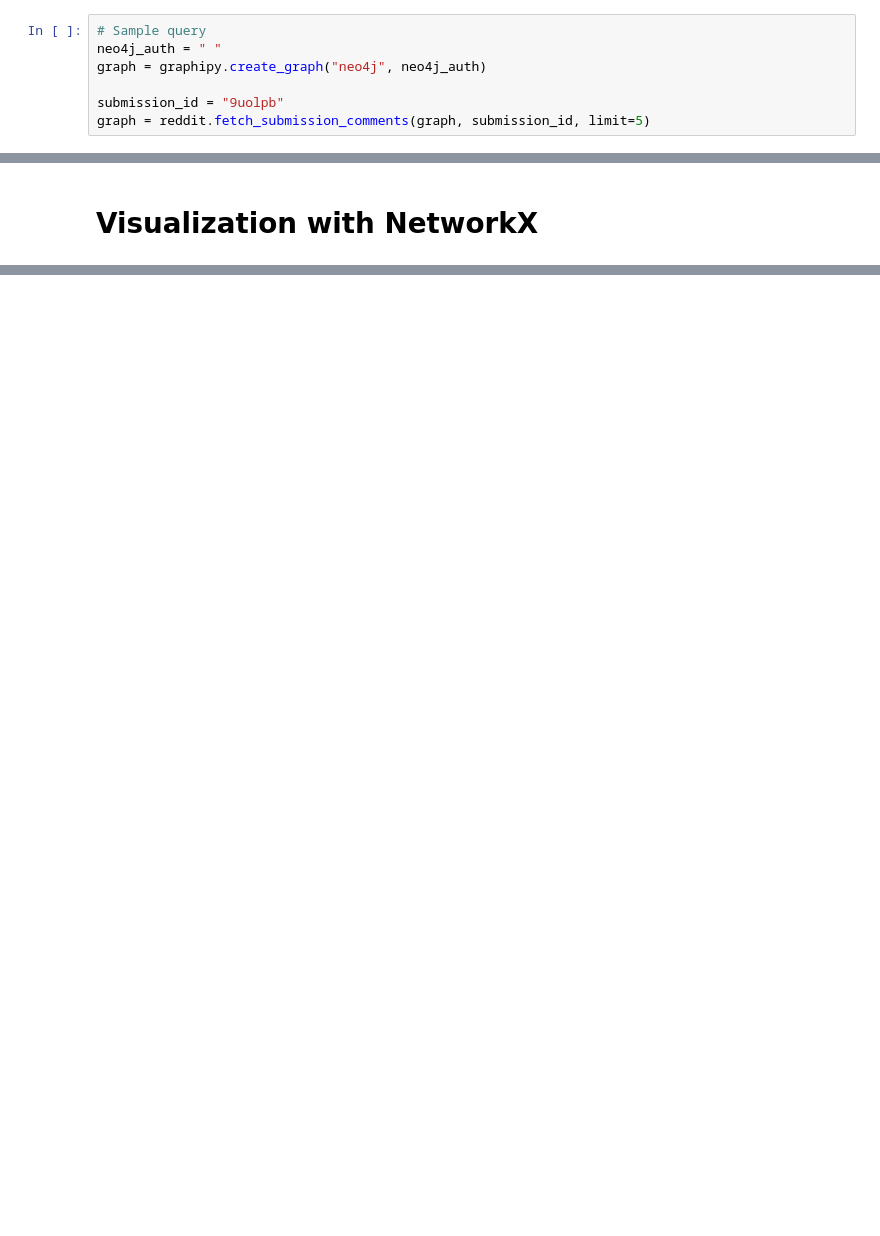
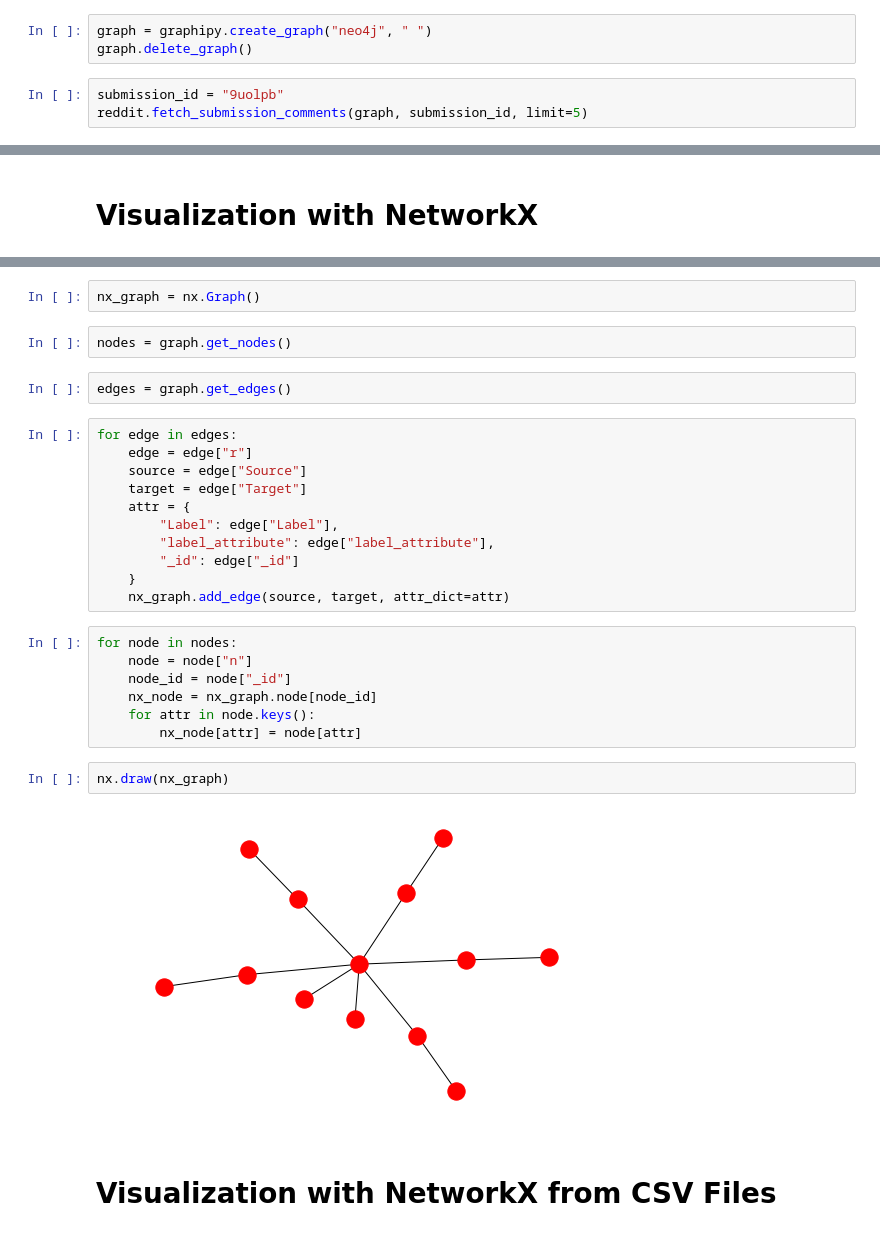
Before and after one commit to shobeir/GraphiPy, a Jupyter notebook: demo/Neo4jDemo.ipynb, the cells around one changed output, grey strips where cells are left out. Cells and saved outputs as stored; diff of their text form; blank space fills up the shorter version.

```diff
--- a/demo/Neo4jDemo.ipynb
+++ b/demo/Neo4jDemo.ipynb
@@ -24,10 +19,9 @@ reddit_api_credentials = {
 reddit = graphipy.get_reddit(reddit_api_credentials)
 # %% [markdown]
 # Find Comments in a Submission
+# %%
+graph = graphipy.create_graph("neo4j", " ")
+graph.delete_graph()
 # %%
-# Sample query
-neo4j_auth = " "
-graph = graphipy.create_graph("neo4j", neo4j_auth)
-
 submission_id = "9uolpb"
-graph = reddit.fetch_submission_comments(graph, submission_id, limit=5)
+reddit.fetch_submission_comments(graph, submission_id, limit=5)
@@ -45,0 +34,30 @@ legend = graphipy.nx_draw_random(nx_graph, legend=True)
+# %%
+nx_graph = nx.Graph()
+# %%
+nodes = graph.get_nodes()
+# %%
+edges = graph.get_edges()
+# %%
+for edge in edges:
+    edge = edge["r"]
+    source = edge["Source"]
+    target = edge["Target"]
+    attr = {
+        "Label": edge["Label"],
+        "label_attribute": edge["label_attribute"],
+        "_id": edge["_id"]
+    }
+    nx_graph.add_edge(source, target, attr_dict=attr)
+# %%
+for node in nodes:
+    node = node["n"]
+    node_id = node["_id"]
+    nx_node = nx_graph.node[node_id]
+    for attr in node.keys():
+        nx_node[attr] = node[attr]
+# %%
+nx.draw(nx_graph)
+# %% [output]
+[figure, added]
+# %% [markdown]
+# Visualization with NetworkX from CSV Files
```
Also changed, not shown: parts of 12 cells of this notebook, 4 other files.
